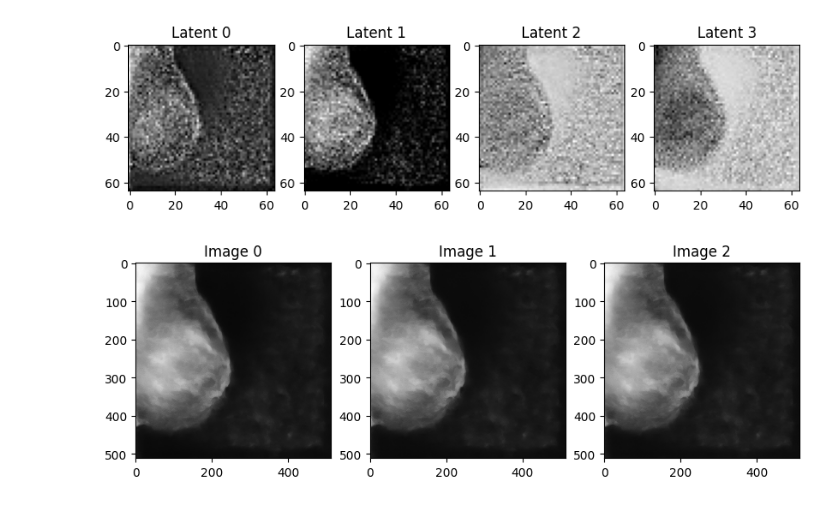
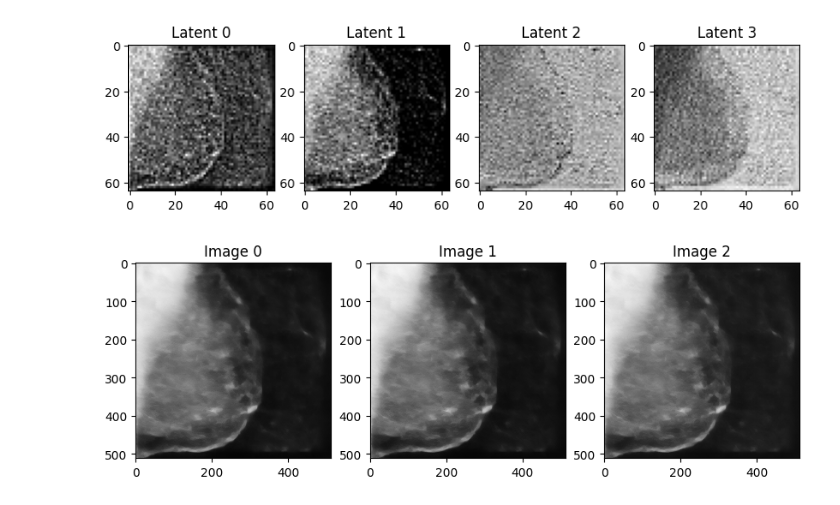
Before and after one commit to Likalto4/diffusion-models_master, a Jupyter notebook: experiments/unconditional_latent/inference/latent_inference.ipynb, the cells around one changed output. Cells and saved outputs as stored; diff of their text form; code cells hidden in the pictures.

Commit message:
checked that the latent space images are correct

```diff
--- a/experiments/unconditional_latent/inference/latent_inference.ipynb
+++ b/experiments/unconditional_latent/inference/latent_inference.ipynb
@@ -13,7 +13,7 @@ from tqdm import tqdm
 from matplotlib import pyplot as plt
 # %%
 batch_size = 1
-pipe_name = 'Likalto4/latent_32_ga-8'
+pipe_name = 'Likalto4/latent_32_ga-4'
 
 # load pipeline
 pipeline = DDPMPipeline.from_pretrained(pipe_name)
@@ -29,35 +29,35 @@ latent_inf *= noise_scheduler.init_noise_sigma # init noise is 1.0 in vanilla ca
 # markov chain
 for t in tqdm(noise_scheduler.timesteps): # markov chain
     latent_inf = noise_scheduler.scale_model_input(latent_inf, t) # # Apply scaling, no change in vanilla case
     with torch.no_grad(): # predict the noise residual with the unet
         noise_pred = model(latent_inf, t).sample
     latent_inf = noise_scheduler.step(noise_pred, t, latent_inf).prev_sample # compute the previous noisy sample x_t -> x_t-1
 
 # show latents
 fig, ax = plt.subplots(1,4, figsize=(10,5))
 for i in range(4):
     ax[i].imshow(latent_inf[0,i].cpu().numpy(), cmap='gray')
     ax[i].set_title(f'Latent {i}')
 
 # load vae
 vae = AutoencoderKL.from_pretrained("CompVis/stable-diffusion-v1-4", subfolder="vae")
 vae.requires_grad_(False)
 # send vae to accelerator
 vae.to(device)
 
 # first we unscale
 latent_inf = latent_inf/ vae.config.scaling_factor
 # decode
 with torch.no_grad():
     im = vae.decode(latent_inf).sample
 # show images
 fig, ax = plt.subplots(1,3, figsize=(10,5))
 for i in range(3):
     ax[i].imshow(im[0,i].cpu().numpy(), cmap='gray')
     ax[i].set_title(f'Image {i}')
 # %% [output]
-[figure, old version]
+[figure, new version]
-[figure, old version]
+[figure, new version]
 # %%
 # save one channel as png
 plt.imsave('latent.png', im[0,0].cpu().numpy(), cmap='gray')
```
Also changed, not shown: 4 other files.
